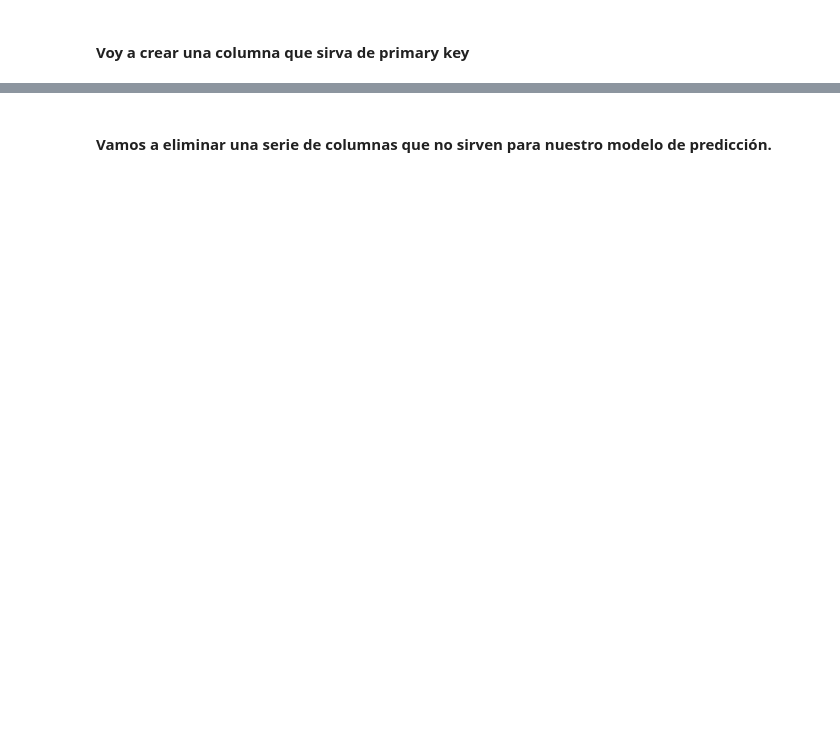
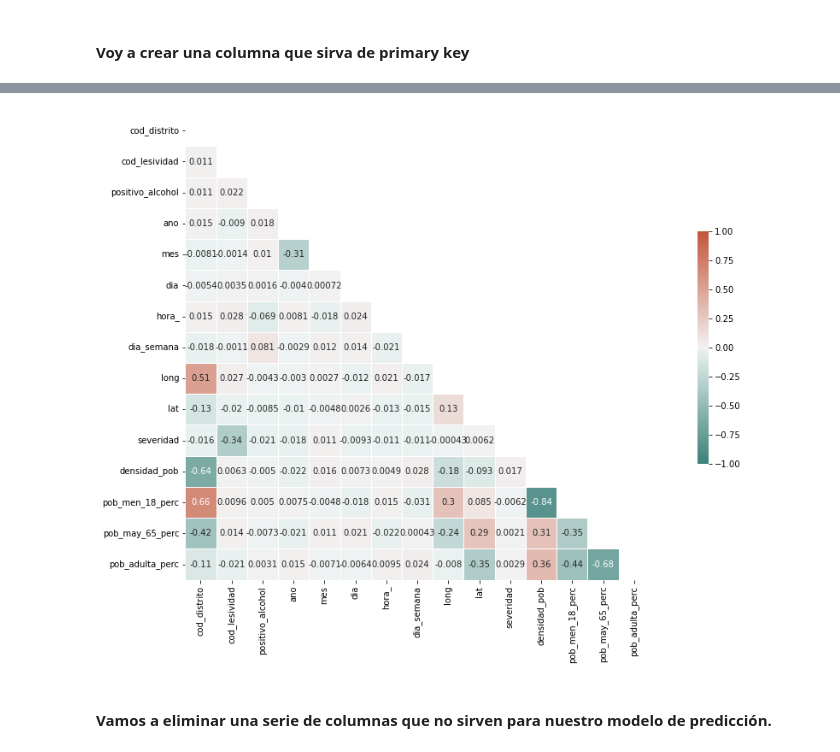
Before and after one commit to Baker-man/Proyecto-Final-Madffic, a Jupyter notebook: src/ML.ipynb, the cells around one changed output, grey strips where cells are left out. Cells and saved outputs as stored; diff of their text form; code cells hidden in the pictures; blank space fills up the shorter version.

```diff
--- a/src/ML.ipynb
+++ b/src/ML.ipynb
@@ -619,3 +720,10 @@ memory usage: 20.3 MB
+# %%
+#voy a eliminar también la columna de edad_media
+accidentes = accidentes.drop('edad_media', axis=1)
+
+print_corr(accidentes)
+# %% [output]
+[figure, added]
 # %% [markdown]
 #### Vamos a eliminar una serie de columnas que no sirven para nuestro modelo de predicción.
 # %%
```
Also changed, not shown: parts of 65 cells of this notebook, 1 other file.
